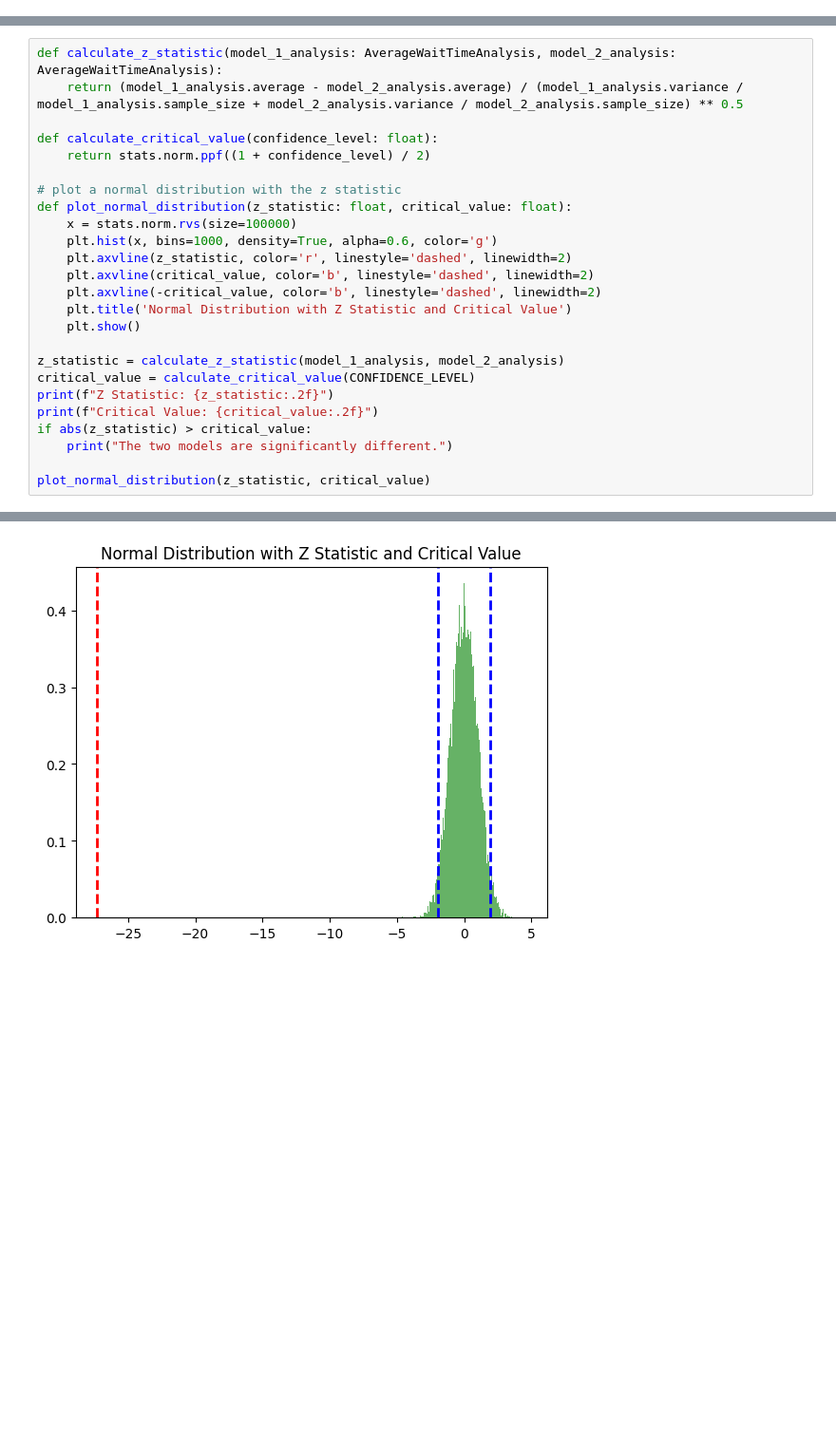
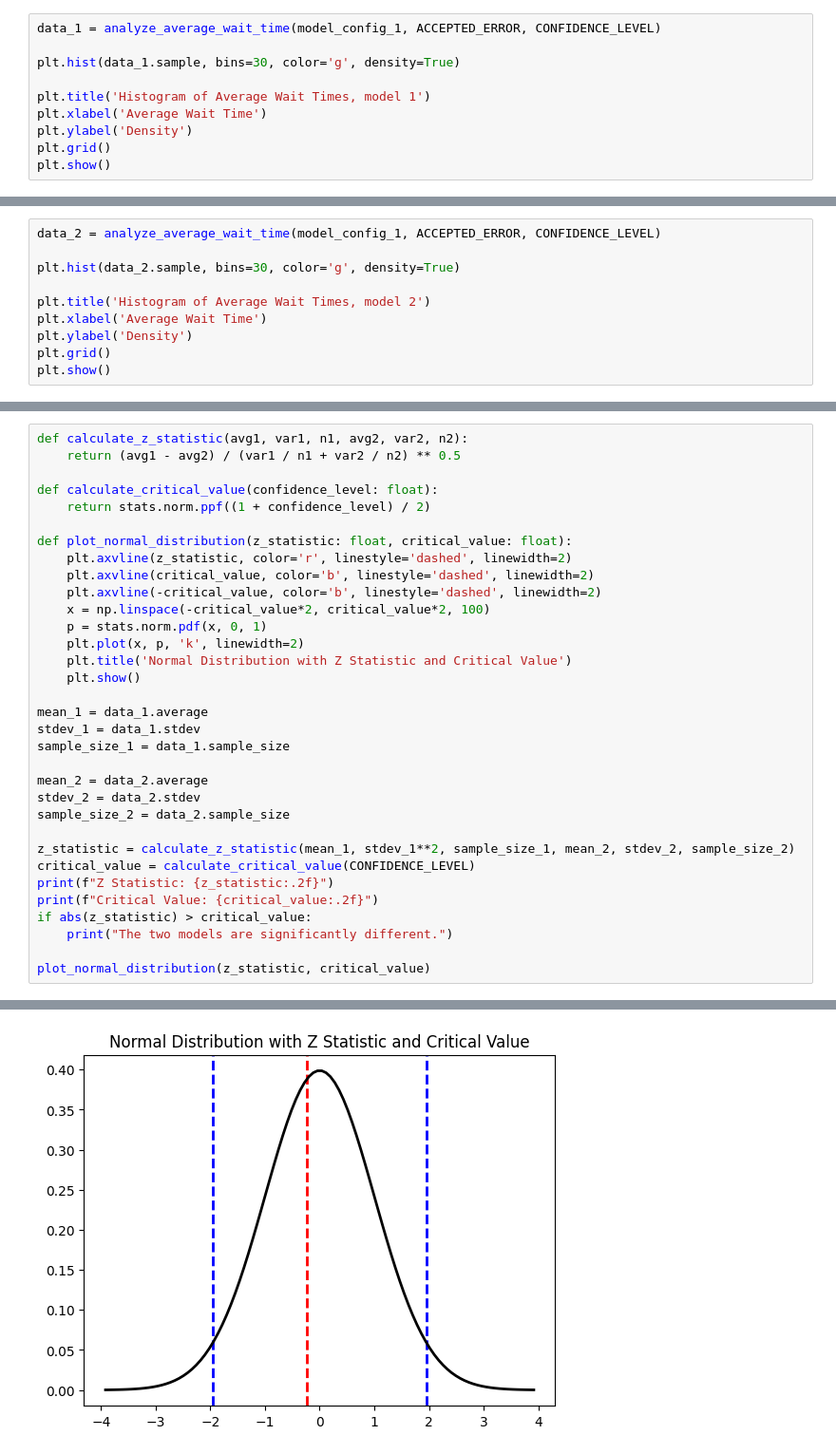
Before and after one commit to dhc667/N-Server-Queue, a Jupyter notebook: project.ipynb, the cells around one changed output, grey strips where cells are left out. Shown at 95% size. Drawn from its saved outputs; the diff is of its cells as text; blank space fills up the shorter version.

```diff
--- a/project.ipynb
+++ b/project.ipynb
@@ -163,0 +113,10 @@ Sample Size: 28817448
+# %%
+data_1 = analyze_average_wait_time(model_config_1, ACCEPTED_ERROR, CONFIDENCE_LEVEL)
+
+plt.hist(data_1.sample, bins=30, color='g', density=True)
+
+plt.title('Histogram of Average Wait Times, model 1')
+plt.xlabel('Average Wait Time')
+plt.ylabel('Density')
+plt.grid()
+plt.show()
@@ -163,0 +125,10 @@ Sample Size: 28817448
+# %%
+data_2 = analyze_average_wait_time(model_config_1, ACCEPTED_ERROR, CONFIDENCE_LEVEL)
+
+plt.hist(data_2.sample, bins=30, color='g', density=True)
+
+plt.title('Histogram of Average Wait Times, model 2')
+plt.xlabel('Average Wait Time')
+plt.ylabel('Density')
+plt.grid()
+plt.show()
@@ -164,21 +154,29 @@ Sample Size: 28817448
 # %%
-def calculate_z_statistic(model_1_analysis: AverageWaitTimeAnalysis, model_2_analysis: AverageWaitTimeAnalysis):
-    return (model_1_analysis.average - model_2_analysis.average) / (model_1_analysis.variance / model_1_analysis.sample_size + model_2_analysis.variance / model_2_analysis.sample_size) ** 0.5
+def calculate_z_statistic(avg1, var1, n1, avg2, var2, n2):
+    return (avg1 - avg2) / (var1 / n1 + var2 / n2) ** 0.5
 
 def calculate_critical_value(confidence_level: float):
     return stats.norm.ppf((1 + confidence_level) / 2)
 
-# plot a normal distribution with the z statistic
 def plot_normal_distribution(z_statistic: float, critical_value: float):
-    x = stats.norm.rvs(size=100000)
-    plt.hist(x, bins=1000, density=True, alpha=0.6, color='g')
     plt.axvline(z_statistic, color='r', linestyle='dashed', linewidth=2)
     plt.axvline(critical_value, color='b', linestyle='dashed', linewidth=2)
     plt.axvline(-critical_value, color='b', linestyle='dashed', linewidth=2)
+    x = np.linspace(-critical_value*2, critical_value*2, 100)
+    p = stats.norm.pdf(x, 0, 1)
+    plt.plot(x, p, 'k', linewidth=2)
     plt.title('Normal Distribution with Z Statistic and Critical Value')
     plt.show()
 
-z_statistic = calculate_z_statistic(model_1_analysis, model_2_analysis)
+mean_1 = data_1.average
+stdev_1 = data_1.stdev
+sample_size_1 = data_1.sample_size
+
+mean_2 = data_2.average
+stdev_2 = data_2.stdev
+sample_size_2 = data_2.sample_size
+
+z_statistic = calculate_z_statistic(mean_1, stdev_1**2, sample_size_1, mean_2, stdev_2, sample_size_2)
 critical_value = calculate_critical_value(CONFIDENCE_LEVEL)
 print(f"Z Statistic: {z_statistic:.2f}")
 print(f"Critical Value: {critical_value:.2f}")
@@ -193 +190 @@ The two models are significantly different.
-[figure, old version]
+[figure, new version]
```
Also changed, not shown: parts of 13 cells of this notebook, 9 other files.
